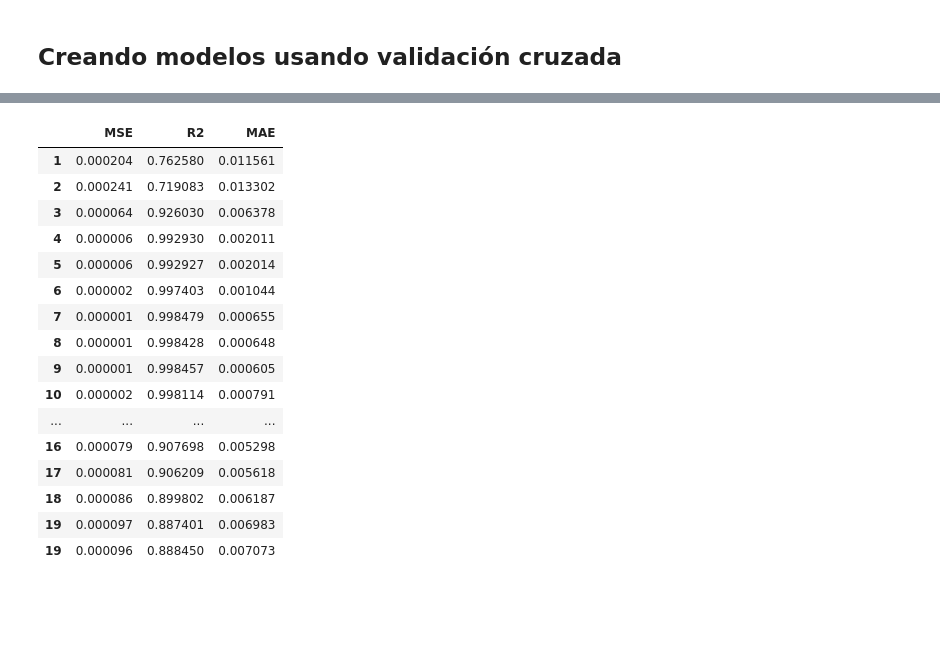
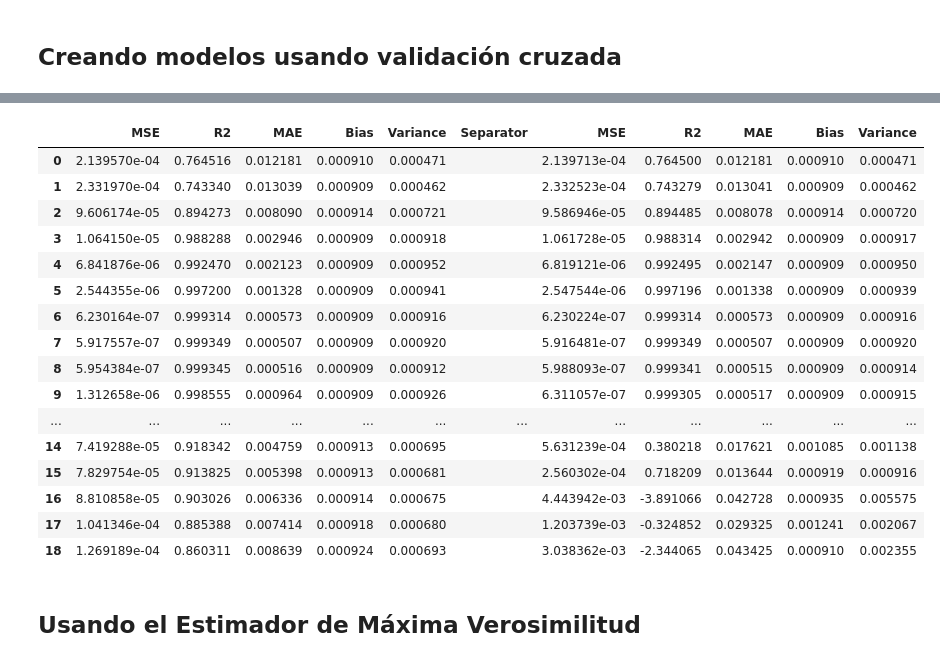
Before and after one commit to lonofre/machine-learning, a Jupyter notebook: practica5/practica5.ipynb, the cells around one changed output, grey strips where cells are left out. Saved outputs shown, nothing was run; the diff lists cells and outputs as text; code cells hidden in the pictures; blank space fills up the shorter version.

Commit message:
Add regularization and Rayleigh mle

```diff
--- a/practica5/practica5.ipynb
+++ b/practica5/practica5.ipynb
@@ -111,31 +109,24 @@ Usamos KFold para particionar nuestro conjunto de entrenamiento para realizar va
 # %%
-def cv_polinomial_regression(X, y, degree):
+def cv_polinomial_regression(X, y, degree, model_parameters, k_folds):
     '''Creates a polynomial regression model using cross validation for training.'''
 
-    X_train, X_test, y_train, y_test = train_test_split(X, y, test_size=0.2, random_state=42)
+    X_poly = calculate_X_poly(X, degree)
+    X_train, X_test, y_train, y_test = train_test_split(X_poly, y, test_size=0.2, random_state=42)
 
-    model = LinearRegression()
+    # Ridge allows to use l2 regularization
+    model = Ridge()
 
-    k_folds = 10
-    kf = KFold(n_splits=k_folds, shuffle=True, random_state=42)
+    gs = GridSearchCV(model, param_grid=model_parameters, cv=k_folds, scoring="neg_mean_squared_error")
+    gs.fit(X_train, y_train)
 
-    X_train_poly = calculate_X_poly(X_train, degree)
-    scores = []
-
-
-    for train_index, test_index in kf.split(X_train_poly):
-        X_train_kf, X_test_kf = X_train_poly[train_index], X_train_poly[test_index]
-        y_train_kf, y_test_kf = y_train[train_index], y_train[test_index]
-
-        model.fit(X_train_kf, y_train_kf)
-        scores.append(model.score(X_test_kf, y_test_kf))
-
-
-    df = create_metrics_dataframe(model, degree, X_test, y_test)
+    df = create_metrics_dataframe(gs, X_test, y_test, index=degree)
 
     return model, df
 # %%
 cv_metrics = pd.DataFrame()
+parameters = {"alpha": [1e-8, 1e-6, 1e-5, 5e-5, 1e-4, 5e-4, 1e-3, 1e-2, 1e-1, 1.0]}
 for degree in range(1, 20):
-    _, model_metrics = cv_polinomial_regression(X, y, degree)
-    cv_metrics = pd.concat([metrics, model_metrics])
+    _, model_metrics = cv_polinomial_regression(X, y, degree=degree, model_parameters=parameters, k_folds=30)
+    cv_metrics = pd.concat([cv_metrics, model_metrics])
+
+cv_metrics
@@ -142,20 +151,26 @@ for degree in range(1, 20):
-# %%
-cv_metrics
-# %% [output]
-|  | MSE | R2 | MAE |
-| 1 | 0.000204 | 0.762580 | 0.011561 |
-| 2 | 0.000241 | 0.719083 | 0.013302 |
-| 3 | 0.000064 | 0.926030 | 0.006378 |
-| 4 | 0.000006 | 0.992930 | 0.002011 |
-| 5 | 0.000006 | 0.992927 | 0.002014 |
-| 6 | 0.000002 | 0.997403 | 0.001044 |
-| 7 | 0.000001 | 0.998479 | 0.000655 |
-| 8 | 0.000001 | 0.998428 | 0.000648 |
-| 9 | 0.000001 | 0.998457 | 0.000605 |
-| 10 | 0.000002 | 0.998114 | 0.000791 |
-| ... | ... | ... | ... |
-| 16 | 0.000079 | 0.907698 | 0.005298 |
-| 17 | 0.000081 | 0.906209 | 0.005618 |
-| 18 | 0.000086 | 0.899802 | 0.006187 |
-| 19 | 0.000097 | 0.887401 | 0.006983 |
-| 19 | 0.000096 | 0.888450 | 0.007073 |
+# %%
+metrics.reset_index(drop=True, inplace=True)
+cv_metrics.reset_index(drop=True, inplace=True)
+separator_column = pd.DataFrame({'Separator': [''] * len(cv_metrics)})
+
+pd.concat([metrics, separator_column, cv_metrics], axis=1)
+# %% [output]
+|  | MSE | R2 | MAE | Bias | Variance | Separator | MSE | R2 | MAE | Bias | Variance |
+| 0 | 2.139570e-04 | 0.764516 | 0.012181 | 0.000910 | 0.000471 |  | 2.139713e-04 | 0.764500 | 0.012181 | 0.000910 | 0.000471 |
+| 1 | 2.331970e-04 | 0.743340 | 0.013039 | 0.000909 | 0.000462 |  | 2.332523e-04 | 0.743279 | 0.013041 | 0.000909 | 0.000462 |
+| 2 | 9.606174e-05 | 0.894273 | 0.008090 | 0.000914 | 0.000721 |  | 9.586946e-05 | 0.894485 | 0.008078 | 0.000914 | 0.000720 |
+| 3 | 1.064150e-05 | 0.988288 | 0.002946 | 0.000909 | 0.000918 |  | 1.061728e-05 | 0.988314 | 0.002942 | 0.000909 | 0.000917 |
+| 4 | 6.841876e-06 | 0.992470 | 0.002123 | 0.000909 | 0.000952 |  | 6.819121e-06 | 0.992495 | 0.002147 | 0.000909 | 0.000950 |
+| 5 | 2.544355e-06 | 0.997200 | 0.001328 | 0.000909 | 0.000941 |  | 2.547544e-06 | 0.997196 | 0.001338 | 0.000909 | 0.000939 |
+| 6 | 6.230164e-07 | 0.999314 | 0.000573 | 0.000909 | 0.000916 |  | 6.230224e-07 | 0.999314 | 0.000573 | 0.000909 | 0.000916 |
+| 7 | 5.917557e-07 | 0.999349 | 0.000507 | 0.000909 | 0.000920 |  | 5.916481e-07 | 0.999349 | 0.000507 | 0.000909 | 0.000920 |
+| 8 | 5.954384e-07 | 0.999345 | 0.000516 | 0.000909 | 0.000912 |  | 5.988093e-07 | 0.999341 | 0.000515 | 0.000909 | 0.000914 |
+| 9 | 1.312658e-06 | 0.998555 | 0.000964 | 0.000909 | 0.000926 |  | 6.311057e-07 | 0.999305 | 0.000517 | 0.000909 | 0.000915 |
+| ... | ... | ... | ... | ... | ... | ... | ... | ... | ... | ... | ... |
+| 14 | 7.419288e-05 | 0.918342 | 0.004759 | 0.000913 | 0.000695 |  | 5.631239e-04 | 0.380218 | 0.017621 | 0.001085 | 0.001138 |
+| 15 | 7.829754e-05 | 0.913825 | 0.005398 | 0.000913 | 0.000681 |  | 2.560302e-04 | 0.718209 | 0.013644 | 0.000919 | 0.000916 |
+| 16 | 8.810858e-05 | 0.903026 | 0.006336 | 0.000914 | 0.000675 |  | 4.443942e-03 | -3.891066 | 0.042728 | 0.000935 | 0.005575 |
+| 17 | 1.041346e-04 | 0.885388 | 0.007414 | 0.000918 | 0.000680 |  | 1.203739e-03 | -0.324852 | 0.029325 | 0.001241 | 0.002067 |
+| 18 | 1.269189e-04 | 0.860311 | 0.008639 | 0.000924 | 0.000693 |  | 3.038362e-03 | -2.344065 | 0.043425 | 0.000910 | 0.002355 |
+# %% [markdown]
+## Usando el Estimador de Máxima Verosimilitud
```
Also changed, not shown: parts of 14 cells of this notebook.
